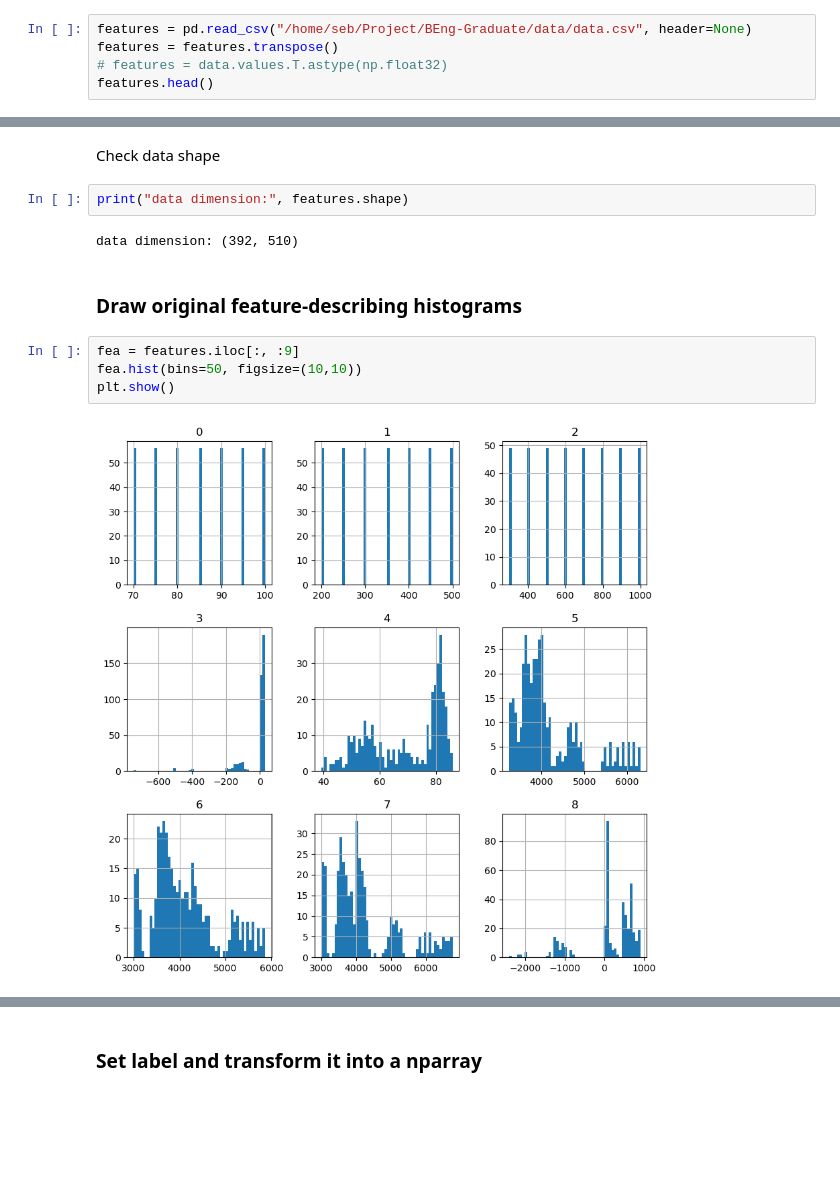
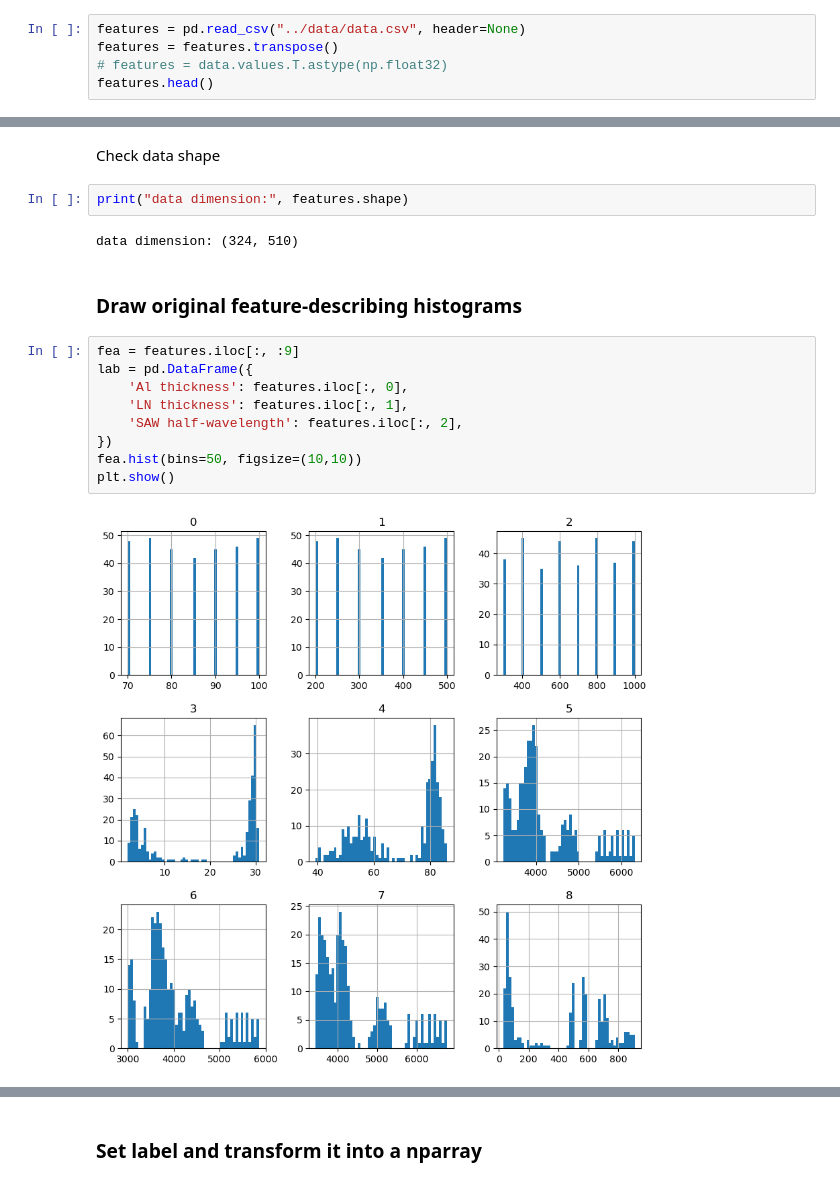
Before and after one commit to sebastian-wong0412/Design-of-SAW-Filters-based-on-Deep-Learning, a Jupyter notebook: deep learning/Stacking.ipynb, the cells around one changed output, grey strips where cells are left out. Saved outputs shown, nothing was run; the diff lists cells and outputs as text; blank space fills up the shorter version.

Commit message:
Completion of the graduation project.

```diff
--- a/deep learning/Stacking.ipynb
+++ b/deep learning/Stacking.ipynb
@@ -24,7 +24,7 @@ Using Device: cpu
 # %% [markdown]
 ## Data load in and pre-processing
 # %%
-features = pd.read_csv("/home/seb/Project/BEng-Graduate/data/data.csv", header=None)
+features = pd.read_csv("../data/data.csv", header=None)
 features = features.transpose()
 # features = data.values.T.astype(np.float32)
 features.head()
@@ -41,12 +41,17 @@ Check data shape
 # %%
 print("data dimension:", features.shape)
 # %% [output]
-data dimension: (392, 510)
+data dimension: (324, 510)
 # %% [markdown]
 ### Draw original feature-describing histograms
 # %%
 fea = features.iloc[:, :9]
+lab = pd.DataFrame({
+    'Al thickness': features.iloc[:, 0],
+    'LN thickness': features.iloc[:, 1],
+    'SAW half-wavelength': features.iloc[:, 2],
+})
 fea.hist(bins=50, figsize=(10,10))
 plt.show()
 # %% [output]
-[figure, old version]
+[figure, new version]
```
Also changed, not shown: parts of 8 cells of this notebook, 12 other files.
